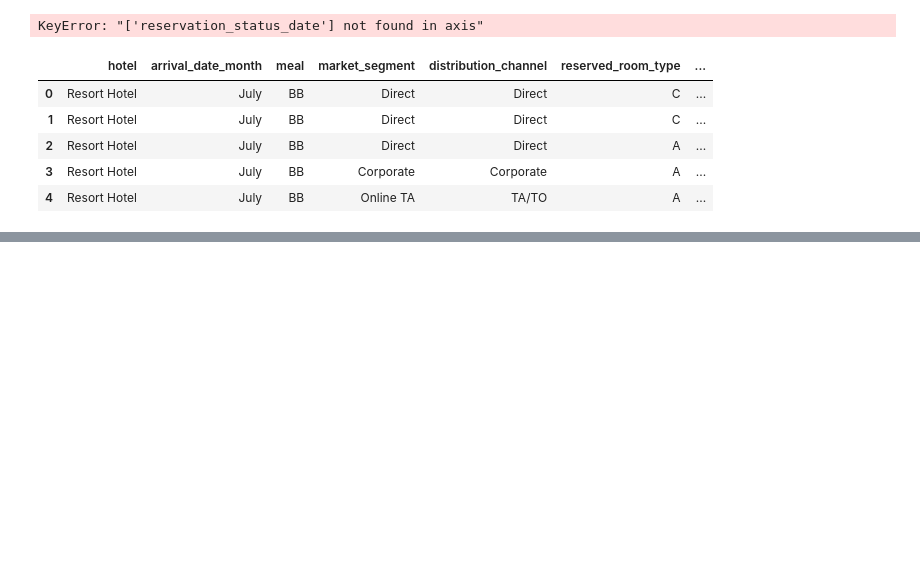
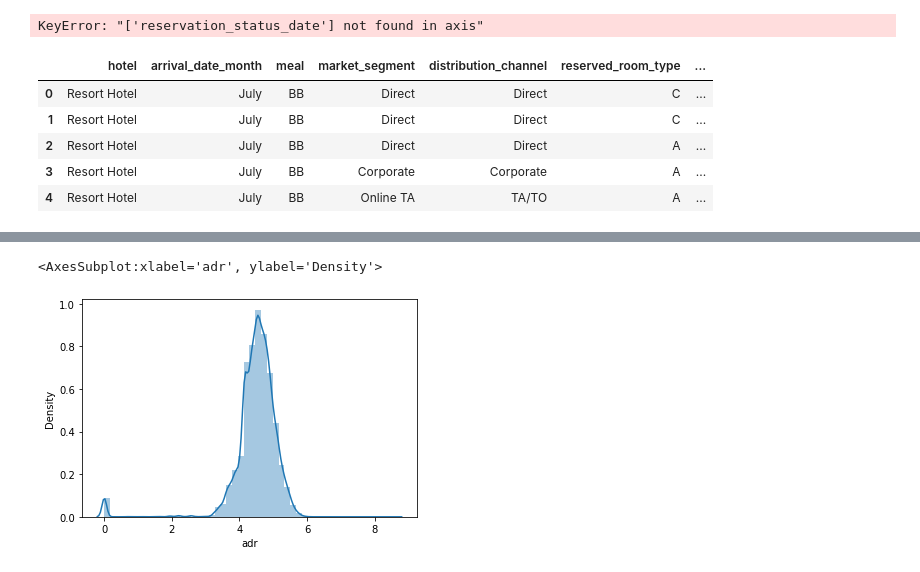
Before and after one commit to mehediitdba/ALL_PROJECT, a Jupyter notebook: Machine_Learning_Real_World_projects_in_Python/File-01_T_09.ipynb, the cells around one changed output, grey strips where cells are left out. Drawn from its saved outputs; the diff is of its cells as text; code cells hidden in the pictures; blank space fills up the shorter version.

```diff
--- a/Machine_Learning_Real_World_projects_in_Python/File-01_T_09.ipynb
+++ b/Machine_Learning_Real_World_projects_in_Python/File-01_T_09.ipynb
@@ -652,0 +760,5 @@ data_cat.head()
+# %%
+sns.distplot(dataframe['adr'].dropna())
+# %% [output]
+<AxesSubplot:xlabel='adr', ylabel='Density'>
+[figure, added]
```
Also changed, not shown: parts of 18 cells of this notebook.
